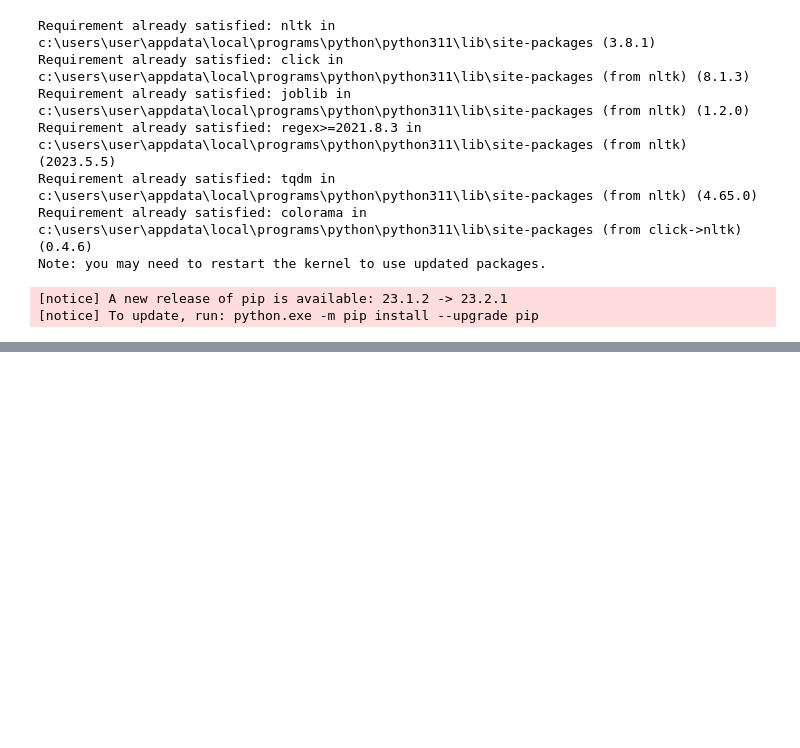
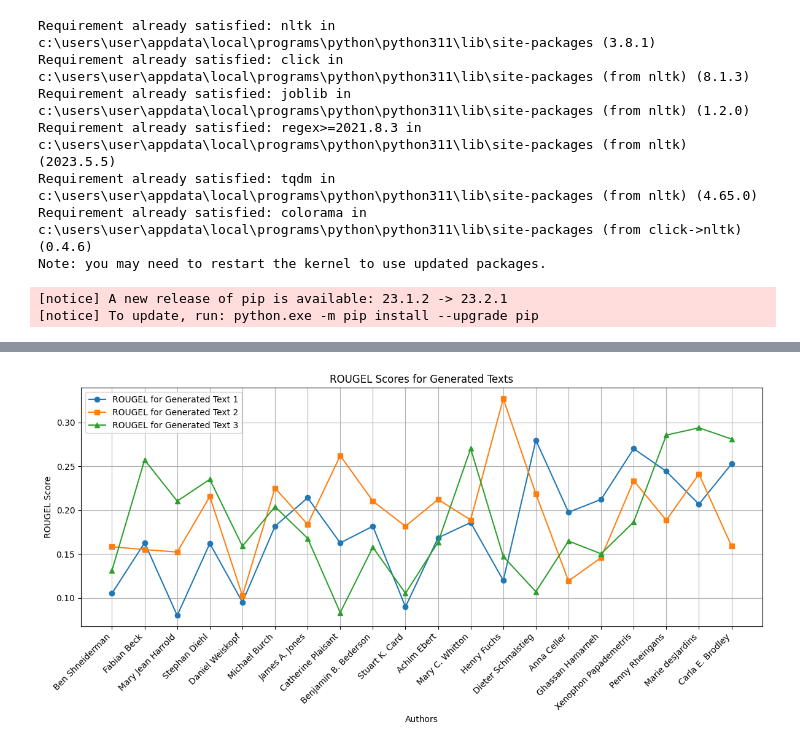
Before and after one commit to jonidamukaj/testing_LLMs, a Jupyter notebook: testing/paragraph1/ada/Rouge/vis.ipynb, the cells around one changed output, grey strips where cells are left out. Cells and saved outputs as stored; diff of their text form; code cells hidden in the pictures; blank space fills up the shorter version.

```diff
--- a/testing/paragraph1/ada/Rouge/vis.ipynb
+++ b/testing/paragraph1/ada/Rouge/vis.ipynb
@@ -95,0 +265,18 @@ plt.show()
+# %%
+# Plot the ROUGE scores as line plots
+plt.figure(figsize=(12, 6))
+
+plt.plot(x_values, rougeL_scores_generated1, label='ROUGEL for Generated Text 1', marker='o')
+plt.plot(x_values, rougeL_scores_generated2, label='ROUGEL for Generated Text 2', marker='s')
+plt.plot(x_values, rougeL_scores_generated3, label='ROUGEL for Generated Text 3', marker='^')
+
+plt.xlabel('Authors')
+plt.ylabel('ROUGEL Score')
+plt.title('ROUGEL Scores for Generated Texts')
+plt.xticks(rotation=45, ha='right')  # Rotate x-axis labels for better readability
+plt.legend()
+plt.tight_layout()
+plt.grid(True)
+plt.show()
+# %% [output]
+[figure, added]
```
Also changed, not shown: parts of 6 cells of this notebook, 9 other files.
